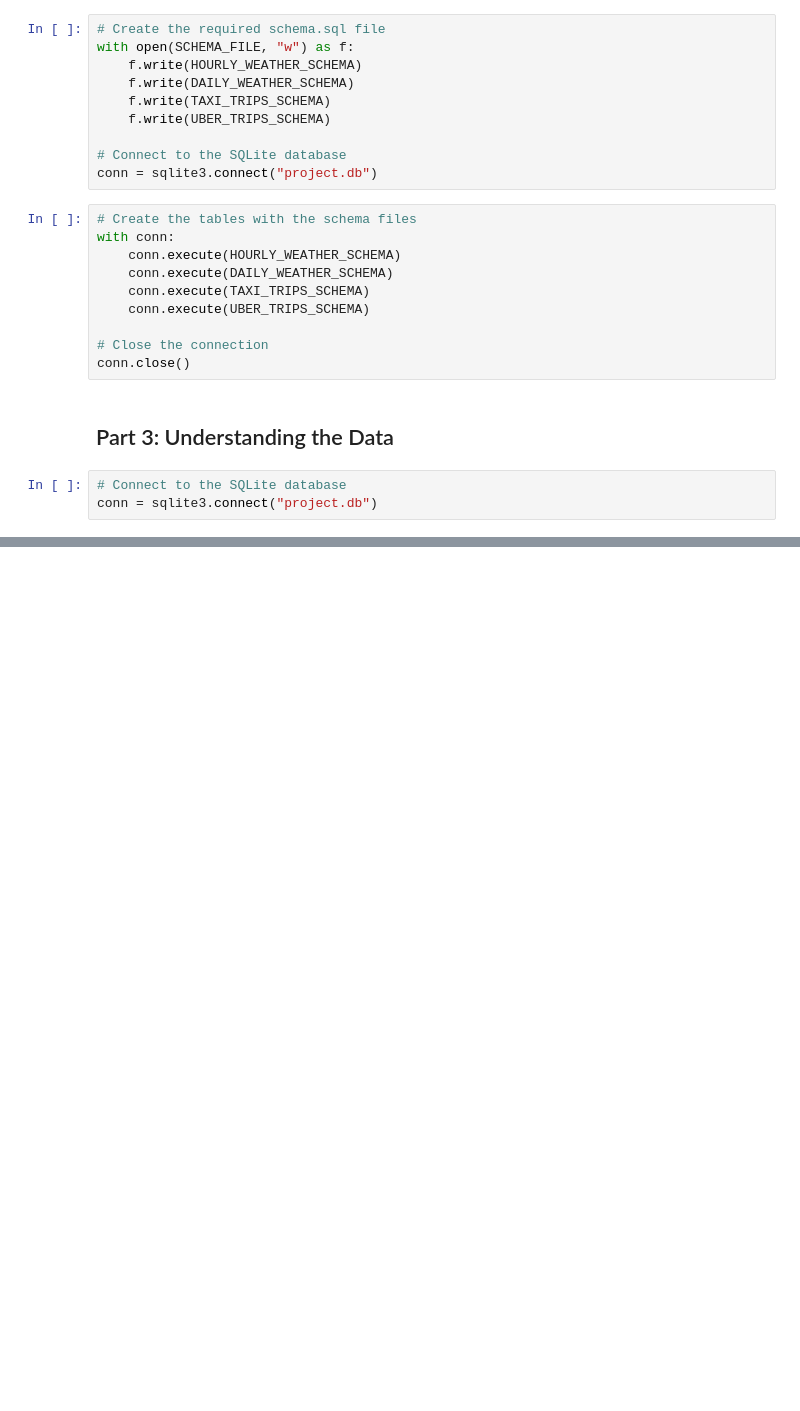
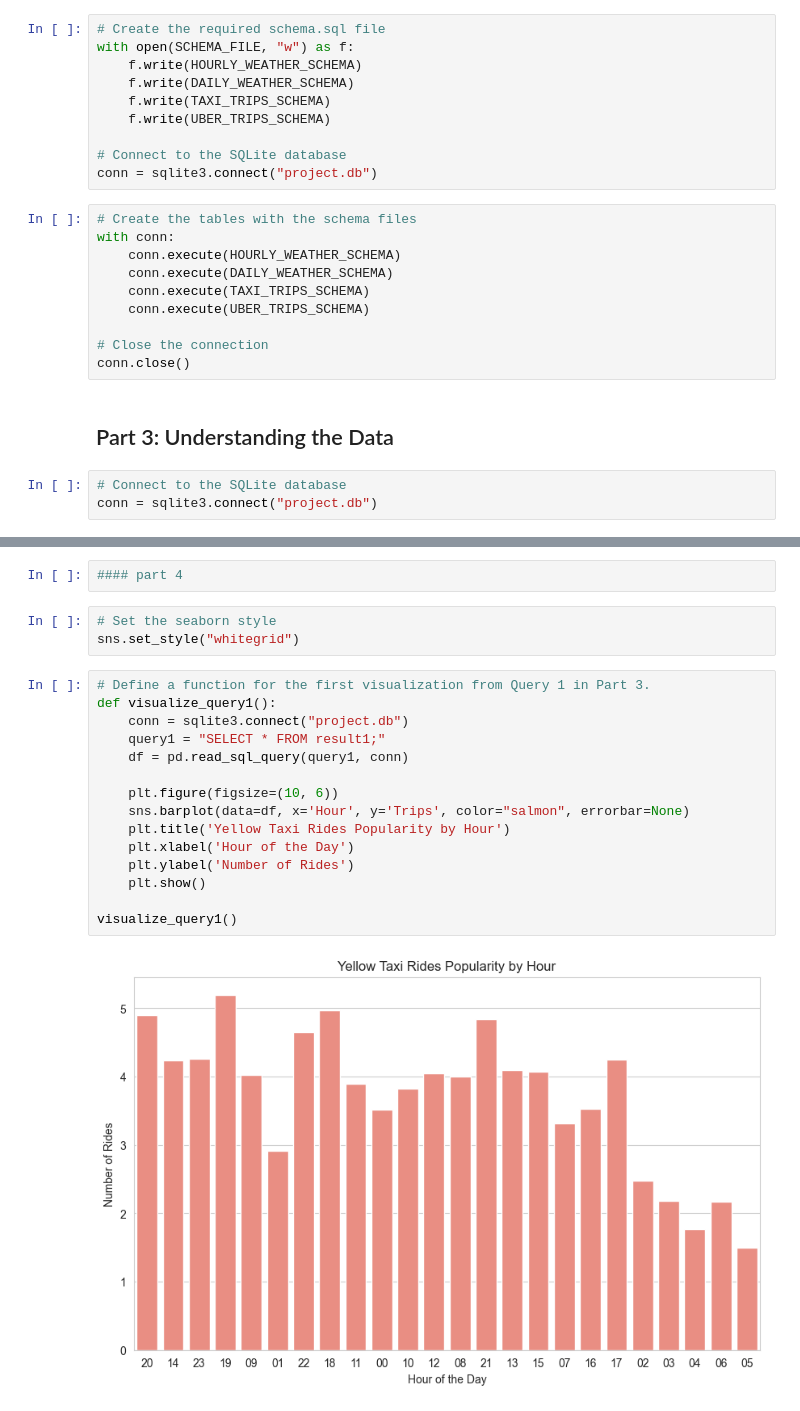
Before and after one commit to powerzbt/NYC_taxi_Trip_Analysis, a Jupyter notebook: Final Project.ipynb, the cells around one changed output, grey strips where cells are left out. Drawn from its saved outputs; the diff is of its cells as text; blank space fills up the shorter version.

```diff
--- a/Final Project.ipynb
+++ b/Final Project.ipynb
@@ -757,0 +944,22 @@ print(result2)
+# %%
+#### part 4
+# %%
+# Set the seaborn style
+sns.set_style("whitegrid")
+# %%
+# Define a function for the first visualization from Query 1 in Part 3.
+def visualize_query1():
+    conn = sqlite3.connect("project.db")
+    query1 = "SELECT * FROM result1;"
+    df = pd.read_sql_query(query1, conn)
+
+    plt.figure(figsize=(10, 6))
+    sns.barplot(data=df, x='Hour', y='Trips', color="salmon", errorbar=None)
+    plt.title('Yellow Taxi Rides Popularity by Hour')
+    plt.xlabel('Hour of the Day')
+    plt.ylabel('Number of Rides')
+    plt.show()
+
+visualize_query1()
+# %% [output]
+[figure, added]
```
Also changed, not shown: parts of 8 cells of this notebook.
